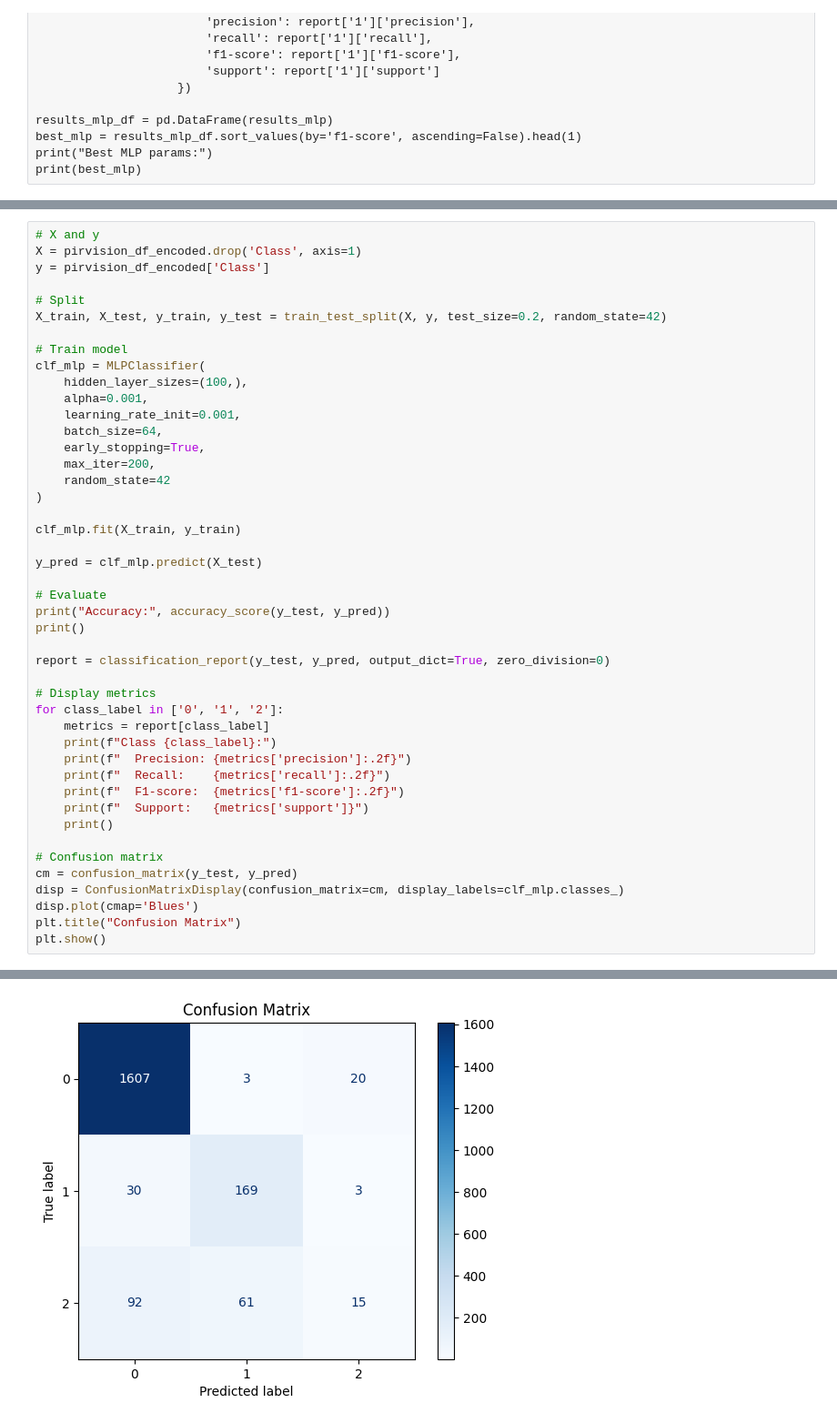
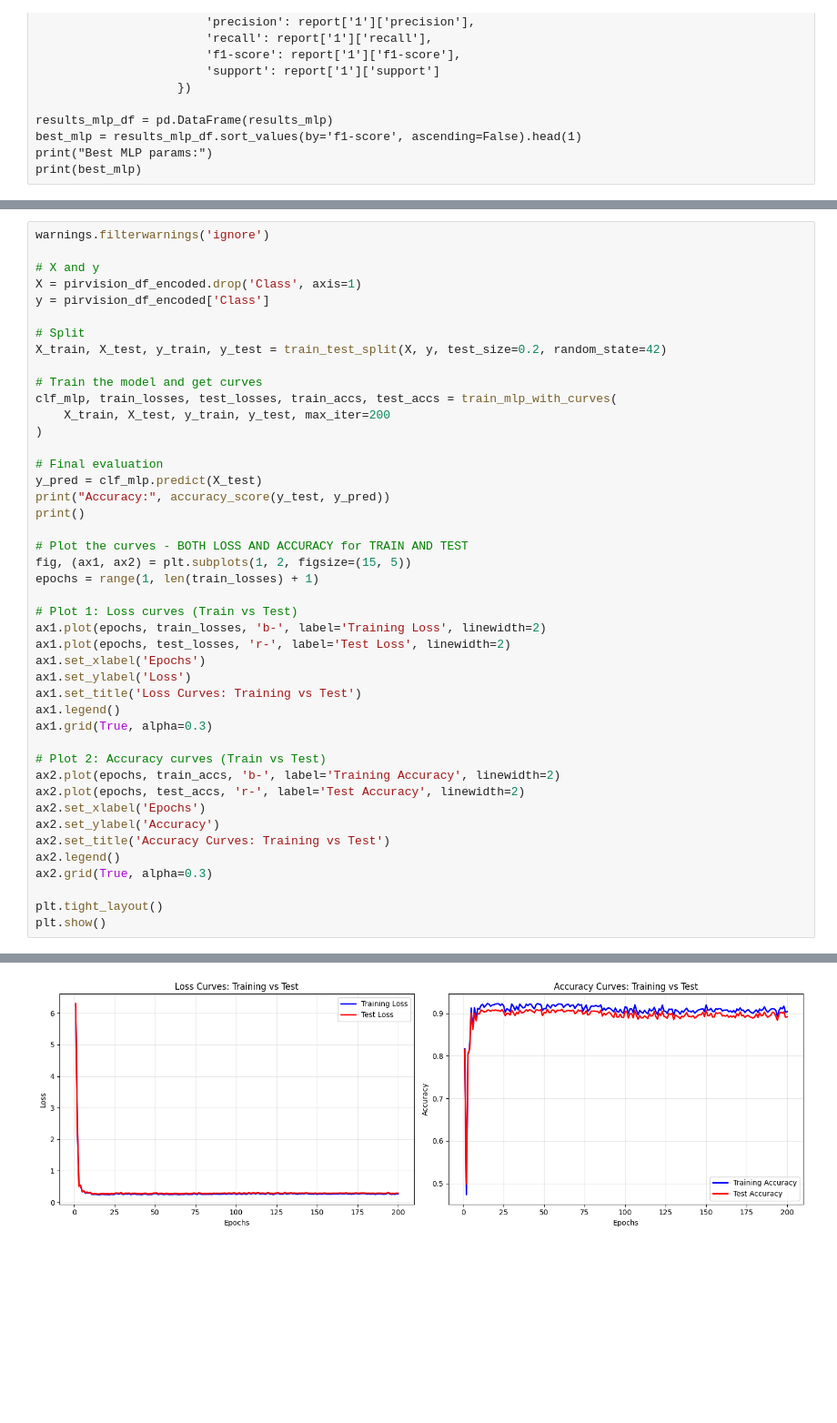
Before and after one commit to alexandradinca2908/Coronary-Disease-ML-Analysis, a Jupyter notebook: ml_aplicat.ipynb, the cells around one changed output, grey strips where cells are left out. Shown at 91% size. Cells and saved outputs as stored; diff of their text form; blank space fills up the shorter version.

```diff
--- a/ml_aplicat.ipynb
+++ b/ml_aplicat.ipynb
@@ -1141,4 +1313,6 @@ print(best_mlp)
 # %%
+warnings.filterwarnings('ignore')
+
 # X and y
 X = pirvision_df_encoded.drop('Class', axis=1)
 y = pirvision_df_encoded['Class']
@@ -1146,41 +1320,38 @@ y = pirvision_df_encoded['Class']
 # Split
 X_train, X_test, y_train, y_test = train_test_split(X, y, test_size=0.2, random_state=42)
 
-# Train model
-clf_mlp = MLPClassifier(
-    hidden_layer_sizes=(100,),
-    alpha=0.001,
-    learning_rate_init=0.001,
-    batch_size=64,
-    early_stopping=True,
-    max_iter=200,
-    random_state=42
+# Train the model and get curves
+clf_mlp, train_losses, test_losses, train_accs, test_accs = train_mlp_with_curves(
+    X_train, X_test, y_train, y_test, max_iter=200
 )
 
-clf_mlp.fit(X_train, y_train)
-
+# Final evaluation
 y_pred = clf_mlp.predict(X_test)
-
-# Evaluate
 print("Accuracy:", accuracy_score(y_test, y_pred))
 print()
 
-report = classification_report(y_test, y_pred, output_dict=True, zero_division=0)
+# Plot the curves - BOTH LOSS AND ACCURACY for TRAIN AND TEST
+fig, (ax1, ax2) = plt.subplots(1, 2, figsize=(15, 5))
+epochs = range(1, len(train_losses) + 1)
 
-# Display metrics
-for class_label in ['0', '1', '2']:
-    metrics = report[class_label]
-    print(f"Class {class_label}:")
-    print(f"  Precision: {metrics['precision']:.2f}")
-    print(f"  Recall:    {metrics['recall']:.2f}")
-    print(f"  F1-score:  {metrics['f1-score']:.2f}")
-    print(f"  Support:   {metrics['support']}")
-    print()
+# Plot 1: Loss curves (Train vs Test)
+ax1.plot(epochs, train_losses, 'b-', label='Training Loss', linewidth=2)
+ax1.plot(epochs, test_losses, 'r-', label='Test Loss', linewidth=2)
+ax1.set_xlabel('Epochs')
+ax1.set_ylabel('Loss')
+ax1.set_title('Loss Curves: Training vs Test')
+ax1.legend()
+ax1.grid(True, alpha=0.3)
 
-# Confusion matrix
-cm = confusion_matrix(y_test, y_pred)
-disp = ConfusionMatrixDisplay(confusion_matrix=cm, display_labels=clf_mlp.classes_)
-disp.plot(cmap='Blues')
-plt.title("Confusion Matrix")
+# Plot 2: Accuracy curves (Train vs Test)
+ax2.plot(epochs, train_accs, 'b-', label='Training Accuracy', linewidth=2)
+ax2.plot(epochs, test_accs, 'r-', label='Test Accuracy', linewidth=2)
+ax2.set_xlabel('Epochs')
+ax2.set_ylabel('Accuracy')
+ax2.set_title('Accuracy Curves: Training vs Test')
+ax2.legend()
+ax2.grid(True, alpha=0.3)
+
+plt.tight_layout()
 plt.show()
 # %% [output]
@@ -1206 +1359 @@ Class 2:
-[figure, old version]
+[figure, new version]
```
Also changed, not shown: parts of 12 cells of this notebook.
